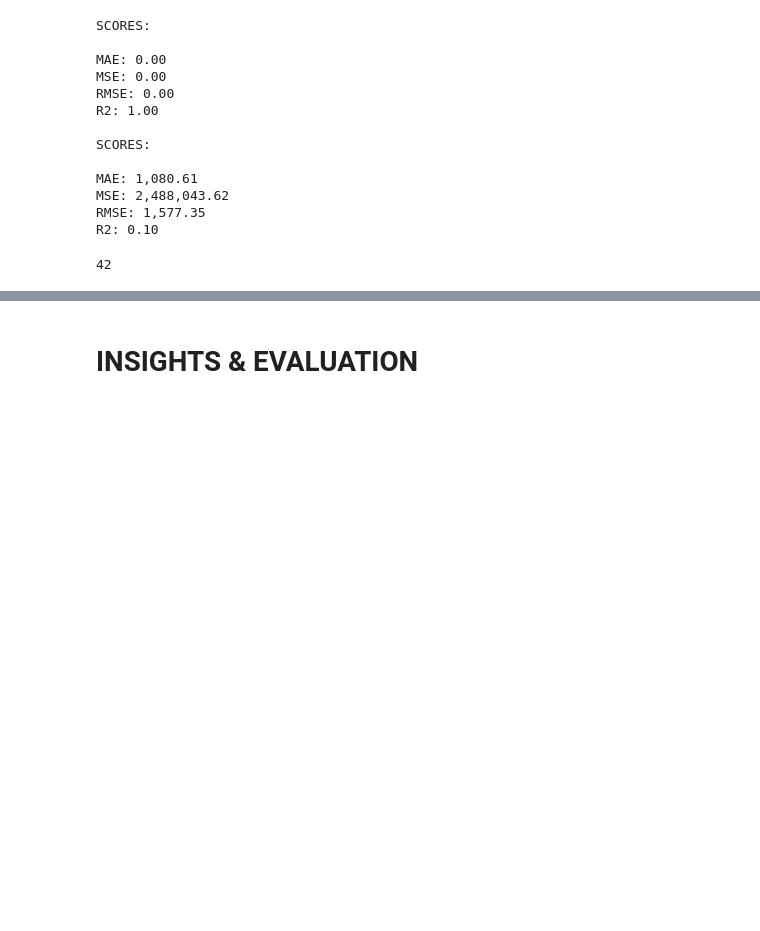
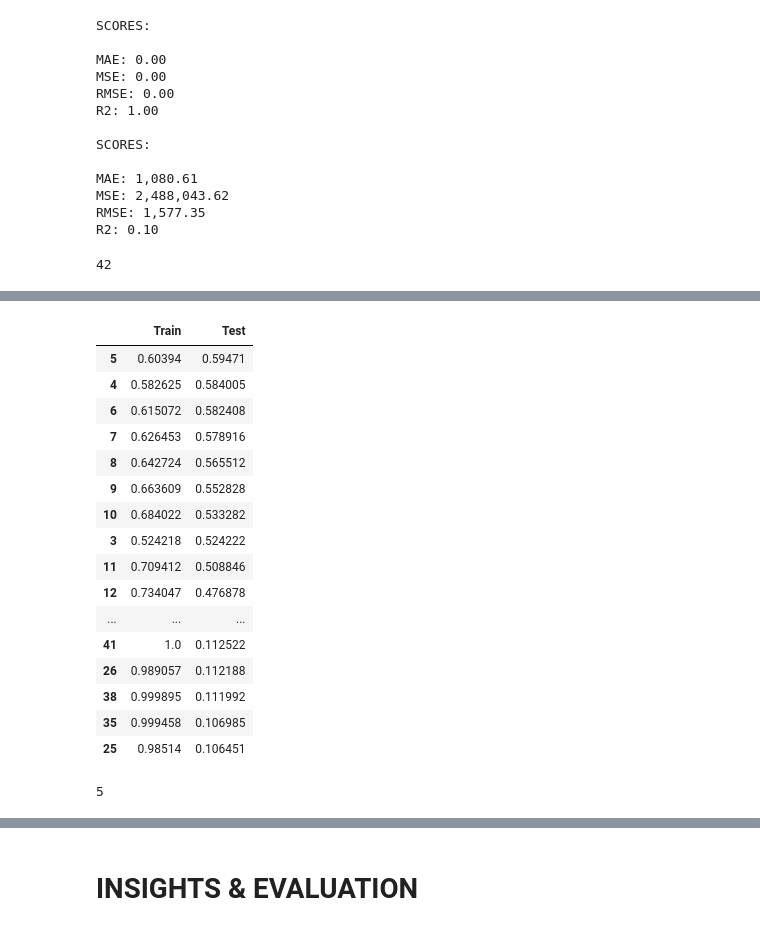
Before and after one commit to starkjones/Food-Sales-Predictions, a Jupyter notebook: Food_Sales_Prediction.ipynb, the cells around one changed output, grey strips where cells are left out. Drawn from its saved outputs; the diff is of its cells as text; code cells hidden in the pictures; blank space fills up the shorter version.

```diff
--- a/Food_Sales_Prediction.ipynb
+++ b/Food_Sales_Prediction.ipynb
@@ -844,0 +915,29 @@ ValueError: ignored
+# %%
+# Sort the new dataframe by test scores (R2) in order from highest to lowest
+
+optimal_depth = scores.sort_values(by='Test', ascending=False)
+optimal_depth
+# %% [output]
+|  | Train | Test |
+| 5 | 0.60394 | 0.59471 |
+| 4 | 0.582625 | 0.584005 |
+| 6 | 0.615072 | 0.582408 |
+| 7 | 0.626453 | 0.578916 |
+| 8 | 0.642724 | 0.565512 |
+| 9 | 0.663609 | 0.552828 |
+| 10 | 0.684022 | 0.533282 |
+| 3 | 0.524218 | 0.524222 |
+| 11 | 0.709412 | 0.508846 |
+| 12 | 0.734047 | 0.476878 |
+| ... | ... | ... |
+| 41 | 1.0 | 0.112522 |
+| 26 | 0.989057 | 0.112188 |
+| 38 | 0.999895 | 0.111992 |
+| 35 | 0.999458 | 0.106985 |
+| 25 | 0.98514 | 0.106451 |
+# %%
+# Indexing the highest test score
+
+optimal_depth.index[0]
+# %% [output]
+5
```
Also changed, not shown: parts of 18 cells of this notebook.
